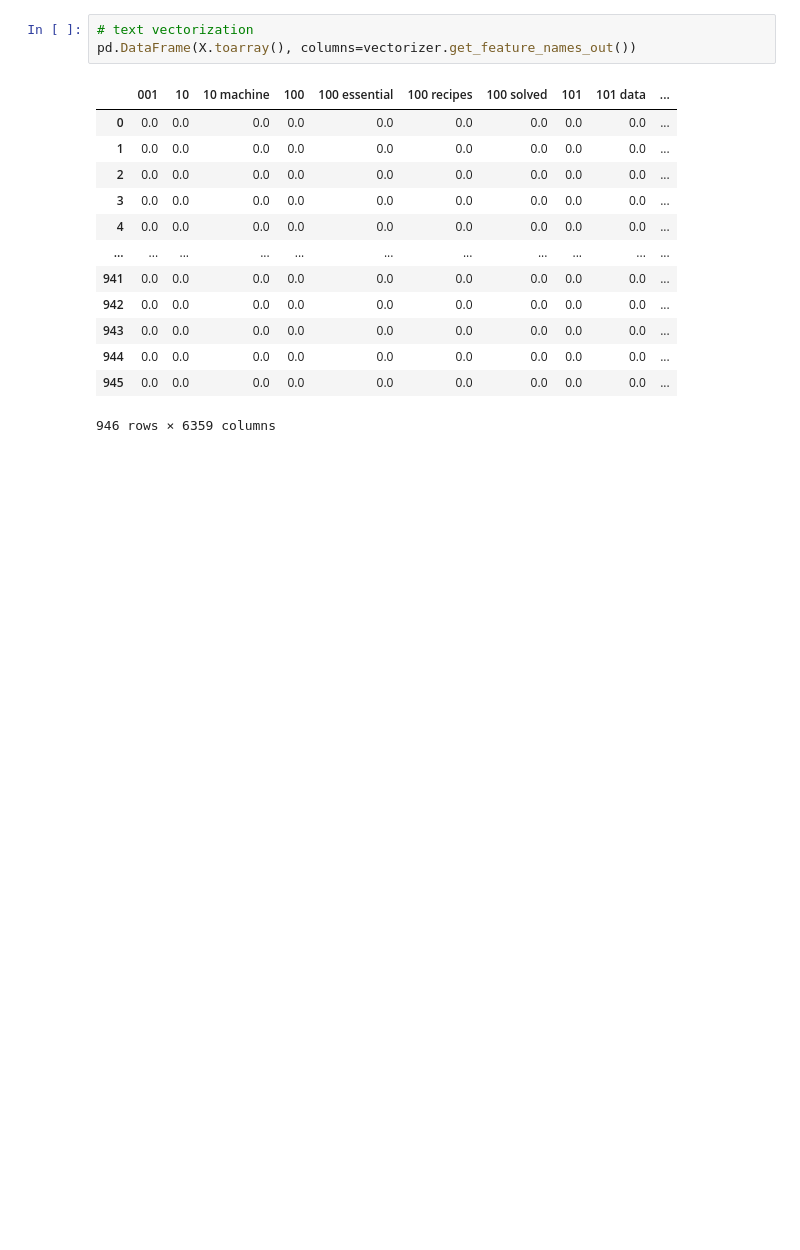
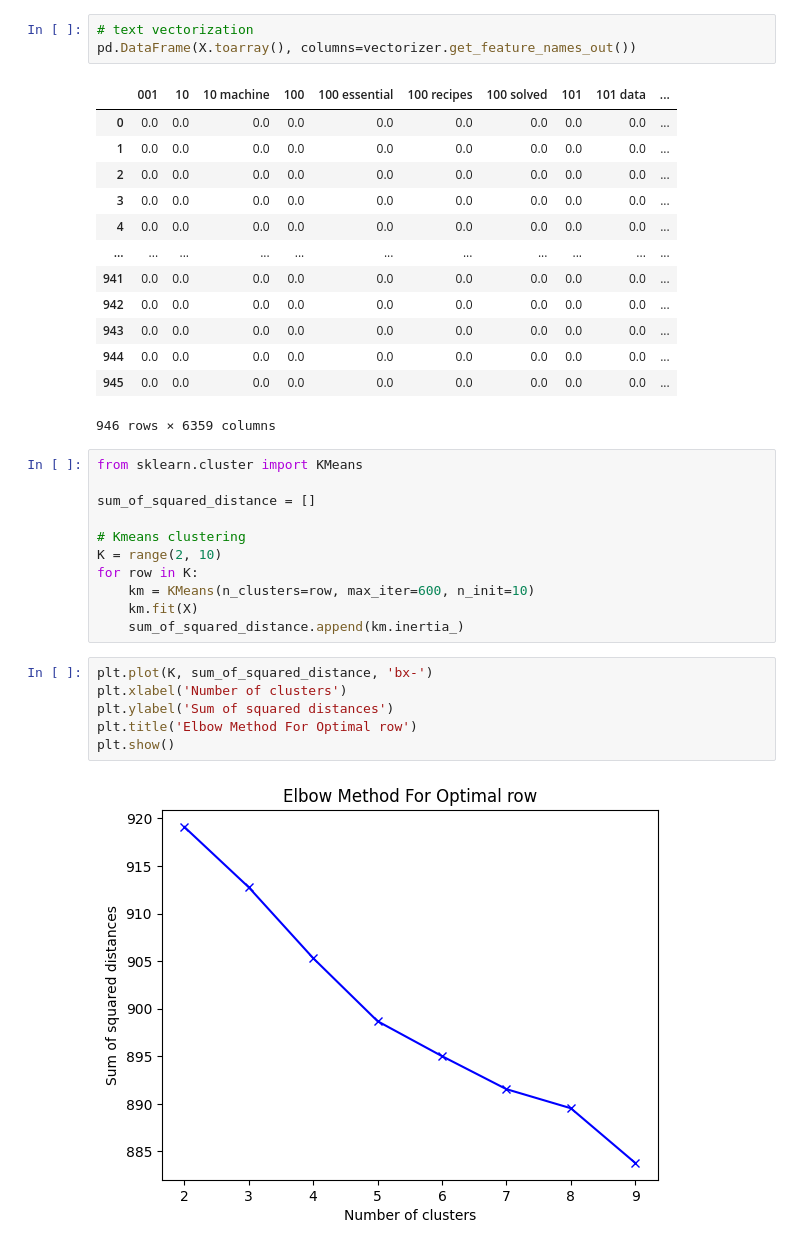
Before and after one commit to thisispawann/review_amazon_data_science_dataset_, a Jupyter notebook: amazon.ipynb, the cells around one changed output. Drawn from its saved outputs; the diff is of its cells as text; blank space fills up the shorter version.

Commit message:
K-means and elbow method to find optimal clusters

```diff
--- a/amazon.ipynb
+++ b/amazon.ipynb
@@ -109,3 +109,22 @@ pd.DataFrame(X.toarray(), columns=vectorizer.get_feature_names_out())
 | 944 | 0.0 | 0.0 | 0.0 | 0.0 | 0.0 | 0.0 | 0.0 | 0.0 | 0.0 | ... |
 | 945 | 0.0 | 0.0 | 0.0 | 0.0 | 0.0 | 0.0 | 0.0 | 0.0 | 0.0 | ... |
 946 rows × 6359 columns
+# %%
+from sklearn.cluster import KMeans
+
+sum_of_squared_distance = []
+
+# Kmeans clustering
+K = range(2, 10)
+for row in K:
+    km = KMeans(n_clusters=row, max_iter=600, n_init=10)
+    km.fit(X)
+    sum_of_squared_distance.append(km.inertia_)
+# %%
+plt.plot(K, sum_of_squared_distance, 'bx-')
+plt.xlabel('Number of clusters')
+plt.ylabel('Sum of squared distances')
+plt.title('Elbow Method For Optimal row')
+plt.show()
+# %% [output]
+[figure, added]
```
Also changed, not shown: parts of 1 cell of this notebook.
